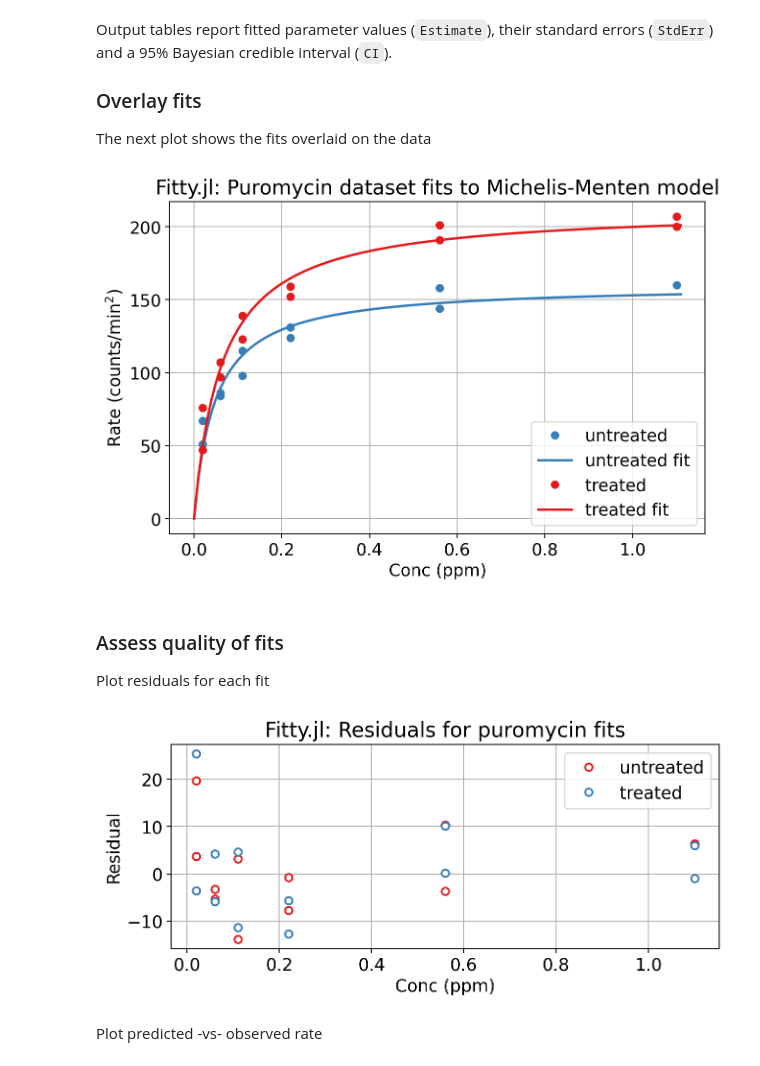
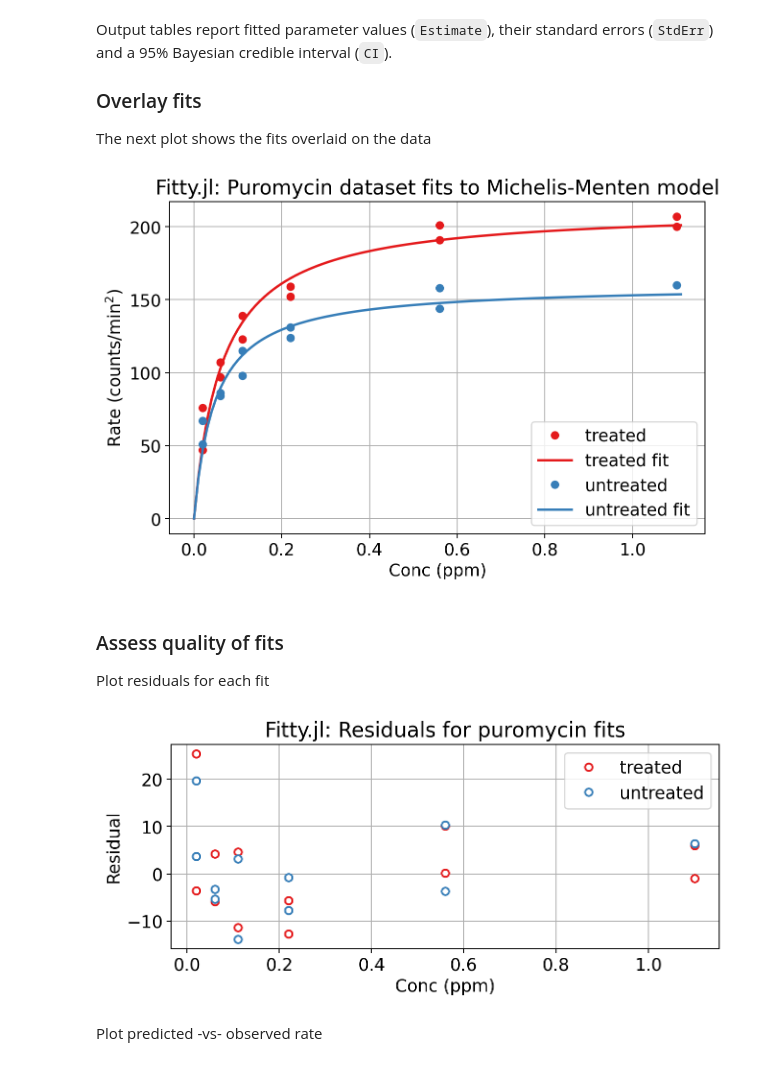
Before and after one commit to quantilogix/Fitty.jl, a Jupyter notebook: notebooks/01-IntroToFitty.ipynb, the cells around one changed output. Drawn from its saved outputs; the diff is of its cells as text; code cells hidden in the pictures.

```diff
--- a/notebooks/01-IntroToFitty.ipynb
+++ b/notebooks/01-IntroToFitty.ipynb
@@ -133,7 +133,8 @@ Dict{Any, Any} with 2 entries:
 # %%
 # Plot Rate -vs- Conc for each treatment
 fig, ax = subplots(figsize = (8, 5))
-for (t, df) in pairs(data)
+for t in ("treated", "untreated")
+    df = data[t]
     ax.plot(df.Conc, df.Rate, "o", label = t)
 end
 ax.set_xlabel("Conc (ppm)")
@@ -206,34 +213,34 @@ The next plot shows the fits overlaid on the data
 # %%
 # Generate model predictions from fits
 x = 0:0.01:1.11
 pred = Dict(t => model(fits[t].fit, x)
              for t in keys(fits))
 
 # Plot data + prediction for each treatment
 fig, ax = subplots(figsize = (8, 5))
 colors = Dict(  "treated" => "C0",
               "untreated" => "C1")
-for t in keys(colors)
+for t in ("treated", "untreated")
     df = data[t]
     ax.plot(df.Conc, df.Rate, "o",
             color = colors[t], label = t)
     y = pred[t]
     ax.plot(x, y, color = colors[t], lw =2, label = t * " fit")
 end
 ax.set_xlabel("Conc (ppm)")
 ax.set_ylabel(L"Rate (counts/min$^2$)")
 ax.set_title("Fitty.jl: Puromycin dataset fits to Michelis-Menten model")
 ax.legend()
 ax.grid(true);
 # %% [output]
-[figure, old version]
+[figure, new version]
 # %% [markdown]
 ### Assess quality of fits
 
 Plot residuals for each fit
 # %%
 fig, ax = subplots(figsize = (8, 3))
-for t in keys(data)
+for t in ("treated", "untreated")
     x = data[t].Conc
     y = fits[t].residuals
     ax.plot(x, y, "o", mfc = "w", mew = 1.5, label = t)
@@ -244,7 +251,7 @@ ax.set_title("Fitty.jl: Residuals for puromycin fits")
 ax.legend()
 ax.grid(true);
 # %% [output]
-[figure, old version]
+[figure, new version]
 # %% [markdown]
 Plot predicted -vs- observed rate
 # %%
```
Also changed, not shown: parts of 6 cells of this notebook, 9 other files.
